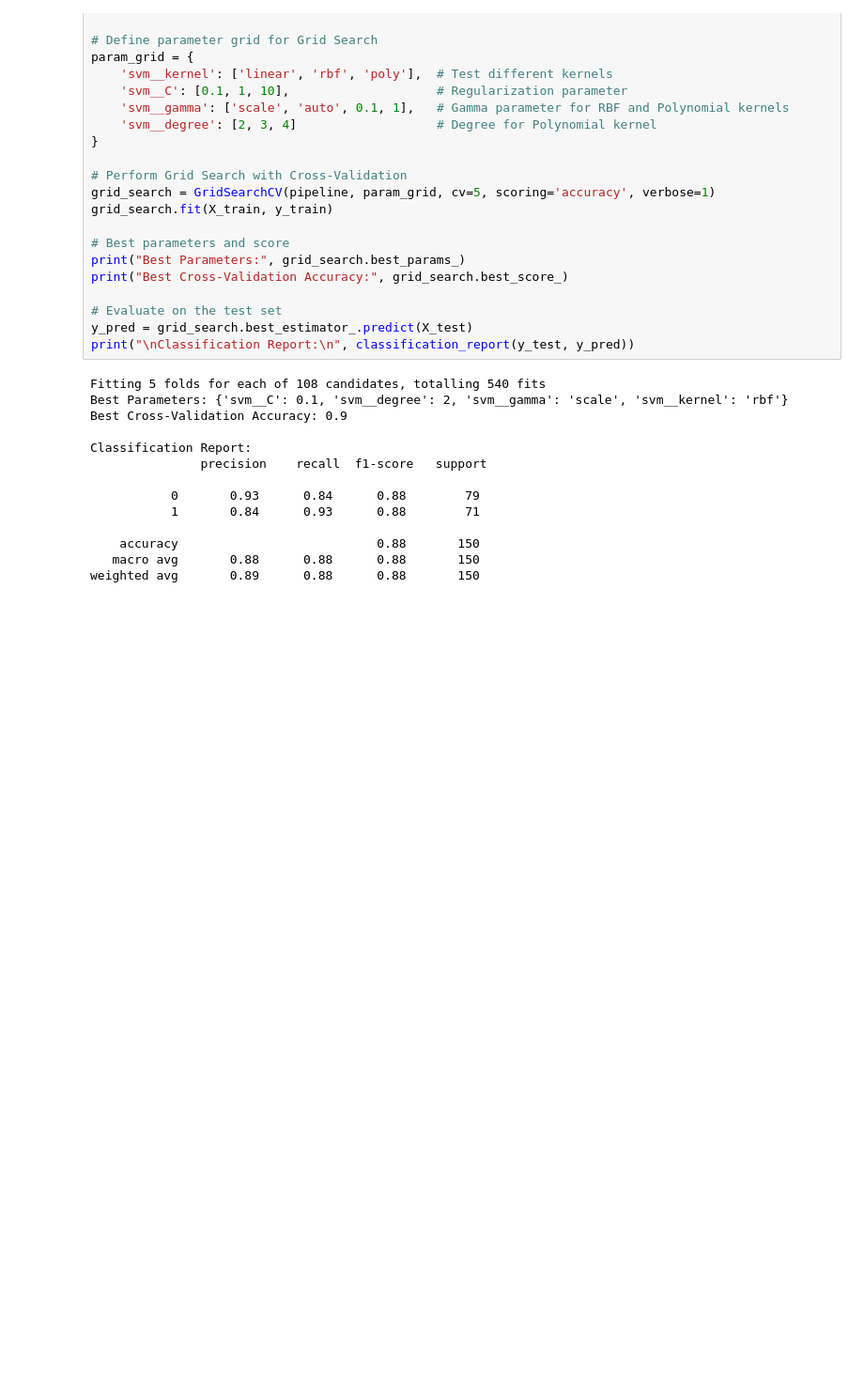
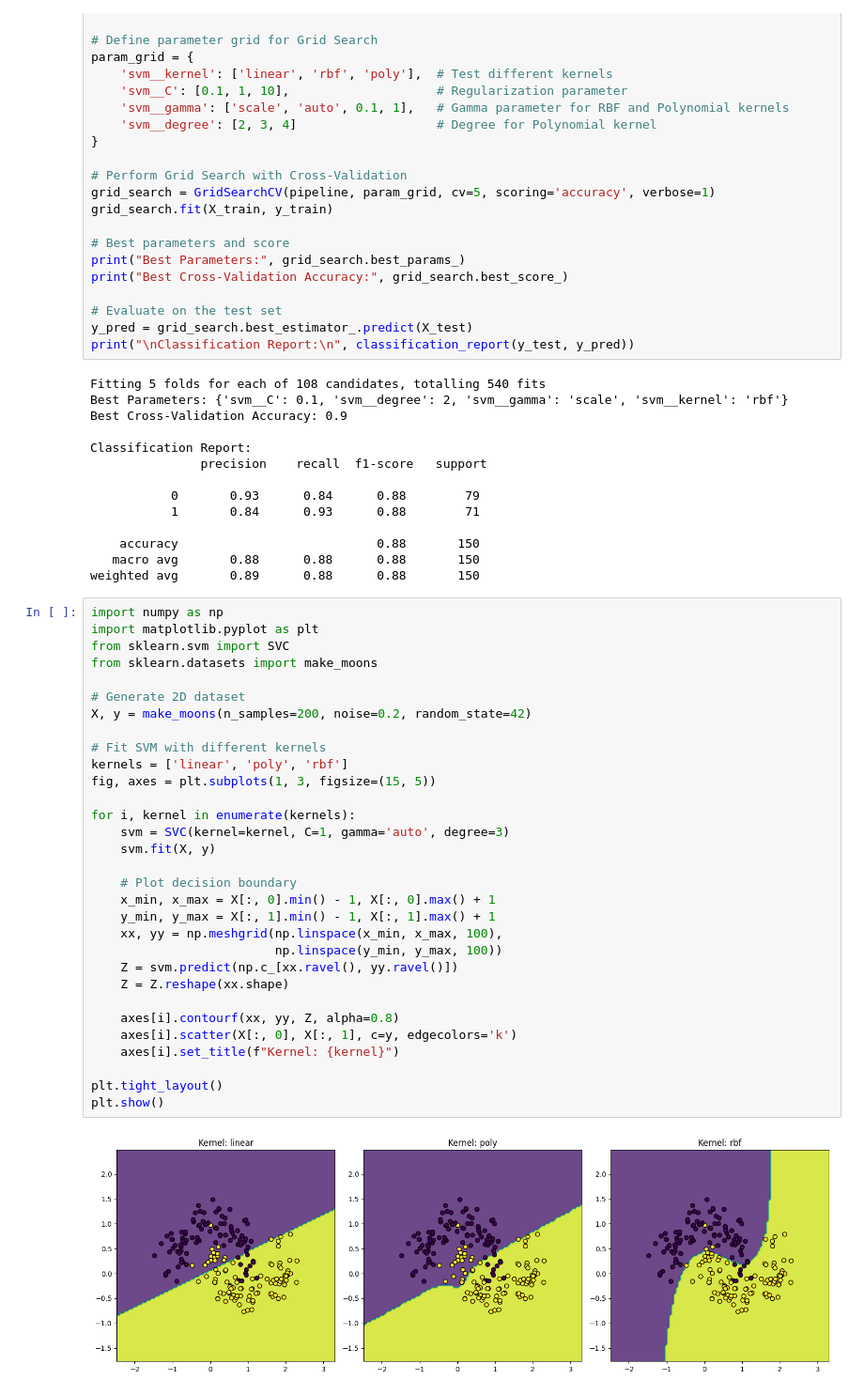
Before and after one commit to drstannwoji2019/ML_Projects, a Jupyter notebook: SVM.ipynb, the cells around one changed output. Shown at 94% size. Saved outputs shown, nothing was run; the diff lists cells and outputs as text; blank space fills up the shorter version.

```diff
--- a/SVM.ipynb
+++ b/SVM.ipynb
@@ -59,3 +59,36 @@ Classification Report:
     accuracy                           0.88       150
    macro avg       0.88      0.88      0.88       150
 weighted avg       0.89      0.88      0.88       150
+# %%
+import numpy as np
+import matplotlib.pyplot as plt
+from sklearn.svm import SVC
+from sklearn.datasets import make_moons
+
+# Generate 2D dataset
+X, y = make_moons(n_samples=200, noise=0.2, random_state=42)
+
+# Fit SVM with different kernels
+kernels = ['linear', 'poly', 'rbf']
+fig, axes = plt.subplots(1, 3, figsize=(15, 5))
+
+for i, kernel in enumerate(kernels):
+    svm = SVC(kernel=kernel, C=1, gamma='auto', degree=3)
+    svm.fit(X, y)
+
+    # Plot decision boundary
+    x_min, x_max = X[:, 0].min() - 1, X[:, 0].max() + 1
+    y_min, y_max = X[:, 1].min() - 1, X[:, 1].max() + 1
+    xx, yy = np.meshgrid(np.linspace(x_min, x_max, 100),
+                         np.linspace(y_min, y_max, 100))
+    Z = svm.predict(np.c_[xx.ravel(), yy.ravel()])
+    Z = Z.reshape(xx.shape)
+
+    axes[i].contourf(xx, yy, Z, alpha=0.8)
+    axes[i].scatter(X[:, 0], X[:, 1], c=y, edgecolors='k')
+    axes[i].set_title(f"Kernel: {kernel}")
+
+plt.tight_layout()
+plt.show()
+# %% [output]
+[figure, added]
```
